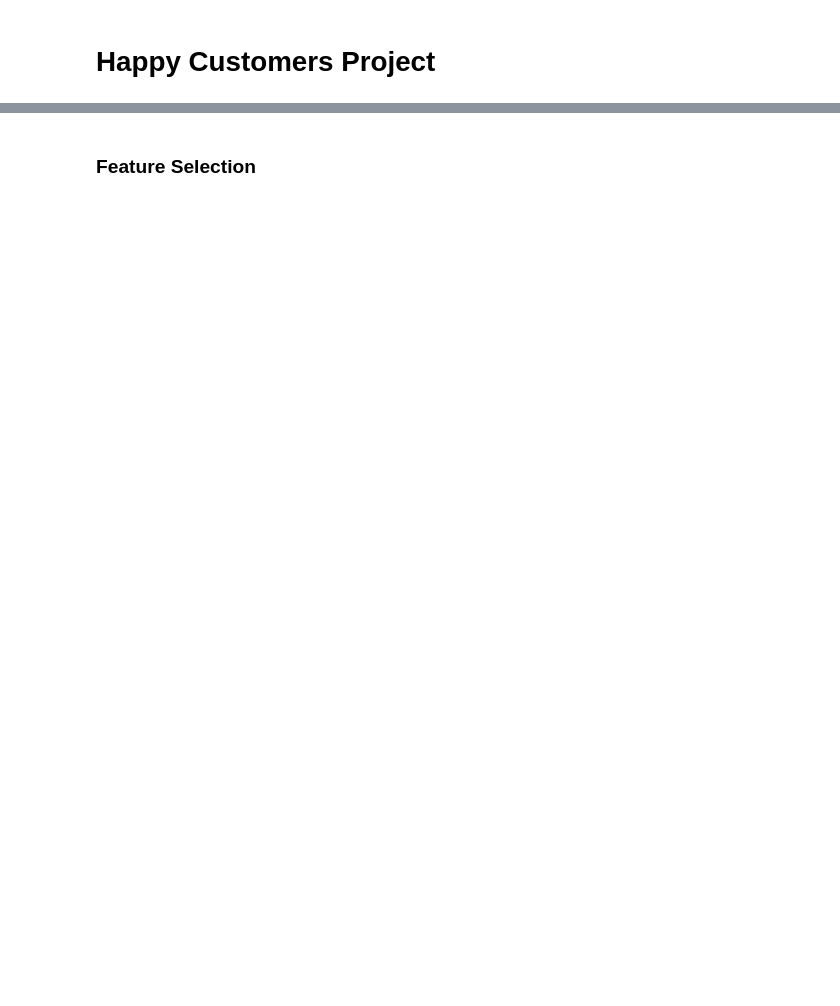
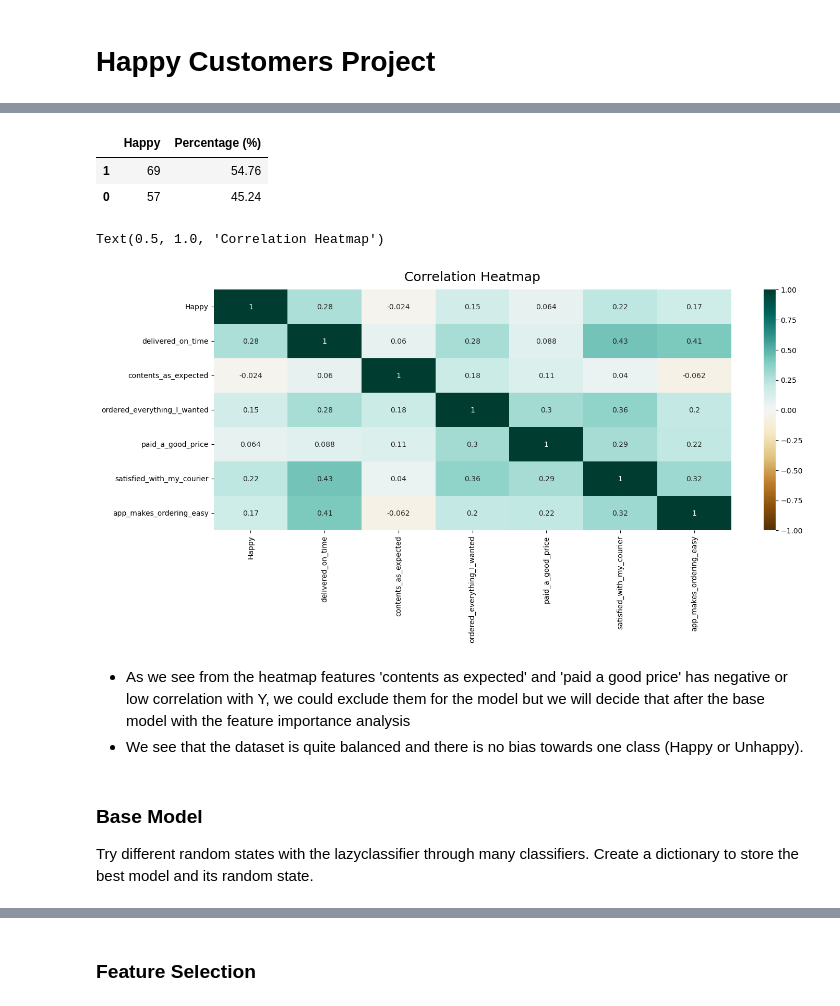
Before and after one commit to NNtorvas/CLCQdkqmbBYwSC7n, a Jupyter notebook: hc.ipynb, the cells around one changed output, grey strips where cells are left out. Cells and saved outputs as stored; diff of their text form; code cells hidden in the pictures; blank space fills up the shorter version.

Commit message:
Update hc.ipynb
total change in the notebook after research and study on how to create the pipeline.

the project is finalized and review is pending...

```diff
--- a/hc.ipynb
+++ b/hc.ipynb
@@ -63,0 +151,23 @@ VBox(children=(Tab(children=(Tab(children=(GridBox(children=(VBox(children=(Grid
+# %%
+df_percentage = pd.DataFrame(data['Happy'].value_counts())
+df_percentage['Percentage (%)'] = (df_percentage['Happy']/df_percentage['Happy'].sum())*100
+df_percentage
+# %% [output]
+|  | Happy | Percentage (%) |
+| 1 | 69 | 54.76 |
+| 0 | 57 | 45.24 |
+# %%
+plt.figure(figsize=(16, 6))
+heatmap = sns.heatmap(data.corr(), vmin=-1, vmax=1, annot=True, cmap='BrBG')
+heatmap.set_title('Correlation Heatmap', fontdict={'fontsize':18}, pad=12)
+# %% [output]
+Text(0.5, 1.0, 'Correlation Heatmap')
+[figure, added]
+# %% [markdown]
+* As we see from the heatmap features 'contents as expected' and 'paid a good price' has negative or low correlation with Y, we could exclude them for the model but we will decide that after the base model with the feature importance analysis
+* We see that the dataset is quite balanced and there is no bias towards one class (Happy or Unhappy).
+# %% [markdown]
+### Base Model
+
+Try different random states with the lazyclassifier through many classifiers.
+Create a dictionary to store the best model and its random state.
```
Also changed, not shown: parts of 44 cells of this notebook.
